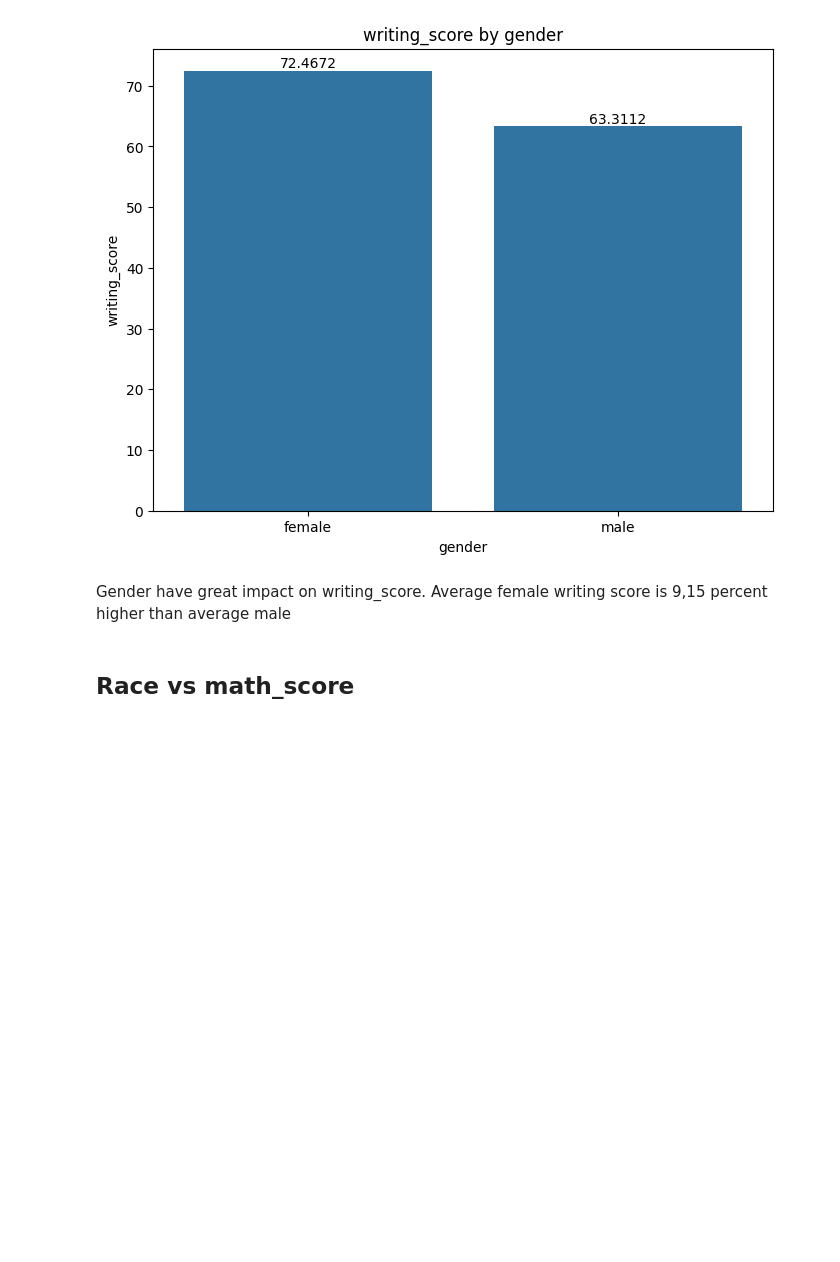
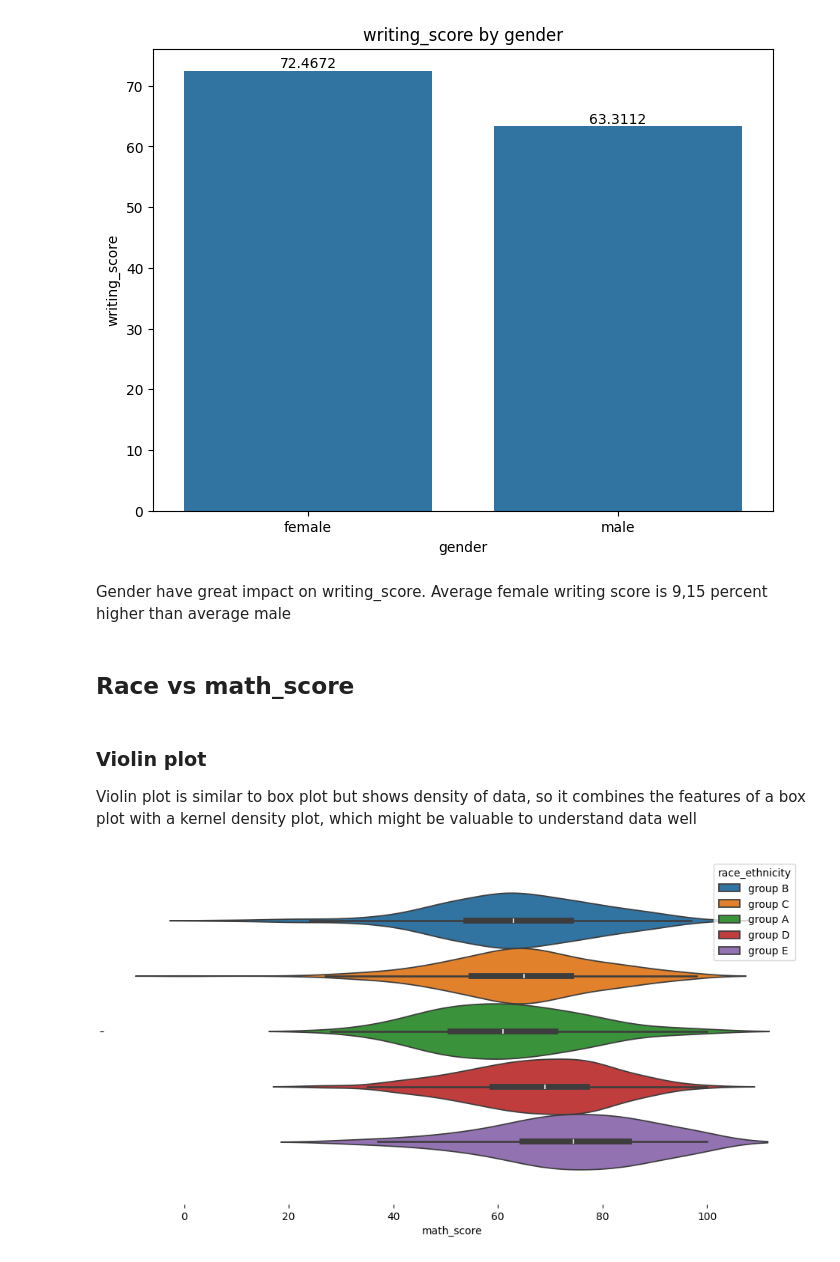
Before and after one commit to wiktor1468/StudentsStudyPerformance, a Jupyter notebook: StudentsStudyPerformance.ipynb, the cells around one changed output. Drawn from its saved outputs; the diff is of its cells as text; code cells hidden in the pictures; blank space fills up the shorter version.

```diff
--- a/StudentsStudyPerformance.ipynb
+++ b/StudentsStudyPerformance.ipynb
@@ -412,3 +429,13 @@ plt.show()
 Gender have great impact on writing_score. Average female writing score is 9,15 percent higher than average male
 # %% [markdown]
 ## Race vs math_score
+# %% [markdown]
+### Violin plot
+Violin plot is similar to box plot but shows density of data, so it combines the features of a box plot with a kernel density plot, which might be valuable to understand data well
+# %%
+figsize = (12, 1.2 * len(df['race_ethnicity'].unique()))
+plt.figure(figsize=figsize)
+sns.violinplot(df, x='math_score', hue='race_ethnicity', inner='box')
+sns.despine(top=True, right=True, bottom=True, left=True)
+# %% [output]
+[figure, added]
```
Also changed, not shown: parts of 6 cells of this notebook.
